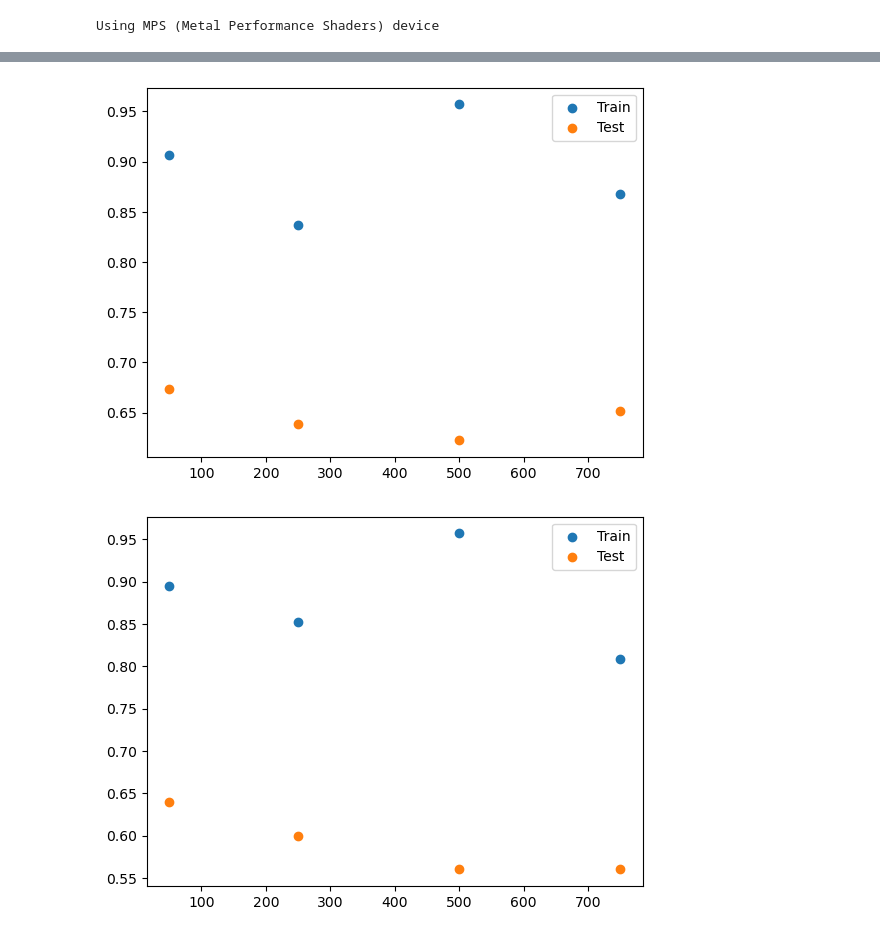
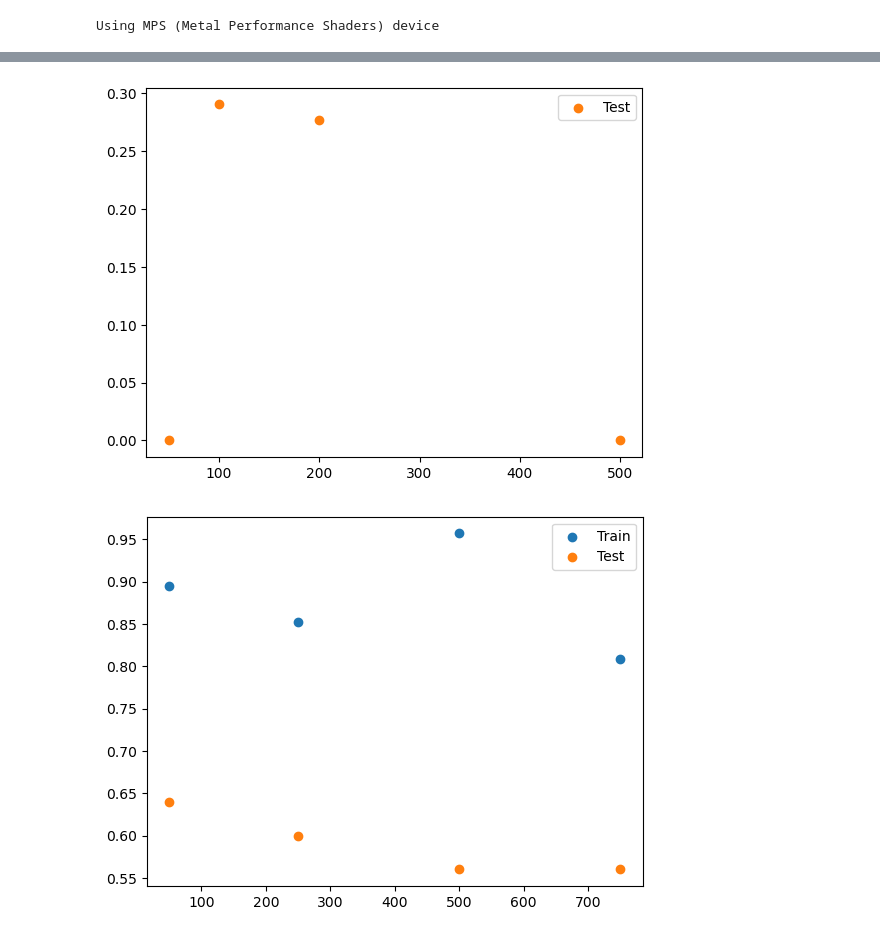
Before and after one commit to Lasse-mohr/fertility-prediction-challenge, a Jupyter notebook: model_saturation_test.ipynb, the cells around one changed output, grey strips where cells are left out. Drawn from its saved outputs; the diff is of its cells as text; code cells hidden in the pictures.

```diff
--- a/model_saturation_test.ipynb
+++ b/model_saturation_test.ipynb
@@ -58,0 +166,17 @@ from model.dataset import FinetuningDataset
+# %%
+from sklearn.model_selection import StratifiedKFold
+from model.dataset import FinetuningDataset
+
+FT_BATCH_SIZE = 16
+FT_ENCODING_SIZE = 64
+FT_HIDDEN_SIZE = 64
+FT_NUM_LAYERS = 2
+FT_LEARNING_RATE= 5e-3
+FT_NUM_EPOCHS = 3
+k_folds = 5
+
+targets = pd.read_csv('data/training_data/PreFer_train_outcome.csv')
+targets = targets[targets.new_child.notna()].reset_index(drop=True)
+skf = StratifiedKFold(n_splits=k_folds)
+
+skf.get_n_splits(y=targets['nomem_encr'])
@@ -59,22 +301,4 @@ from model.dataset import FinetuningDataset
 # %%
-def pretrain(pt_epochs, train_dataloader, autoencoder, optimizer_pt, loss_pt, scheduler_pt):
-    for epoch in range(pt_epochs):
-
-        loop_object  = tqdm(enumerate(train_dataloader), desc=f"Epochs {epoch}")
-        for i, (year, seq) in loop_object :
-            optimizer_pt.zero_grad()
-            year = year.to(device)
-            seq = seq.to(device)
-
-            x = autoencoder(year, seq)
-            loss = loss_pt(x.permute(0,2,1), seq.long())
-
-            loss.backward()
-            optimizer_pt.step()
-        ## After epoch end
-        scheduler_pt.step()
-
-
 def finetune(num_epochs_ft, train_dataloader, autoencoder, decoder, ft_loss, ft_optimizer, aggregator, num_cols):
     for epoch in range(num_epochs_ft):
         # print(epoch)
@@ -155,8 +379,8 @@ FT_HIDDEN_SIZE = 64
 
 FT_NUM_EPOCHS = 3
 FT_LEARNING_RATE= 5e-3
-n_questions = [50, 500, 1000, 2000, 4000, 8000, 16000, 27000]
-reps = 3
+n_questions = [50, 100, 200, 500]#, 1000, 2000, 4000, 8000, 16000, 27000]
+reps = 1
 
 targets = targets[targets.new_child.notna()].reset_index(drop=True)
 # %%
@@ -325,11 +560,12 @@ results
 # %%
 fig, ax = plt.subplots()
-ax.scatter(results['n_questions'], results['f1_train'], color='C0', label='Train')
+#ax.scatter(results['n_questions'], results['f1_train'], color='C0', label='Train')
 ax.scatter(results['n_questions'], results['f1_test'], color='C1', label='Test')
+#plt.yscale('log')
 plt.legend()
 plt.show()
 # %% [output]
-[figure, old version]
+[figure, new version]
 # %%
 
 fig, ax = plt.subplots()
```
Also changed, not shown: parts of 22 cells of this notebook, 19 other files.
